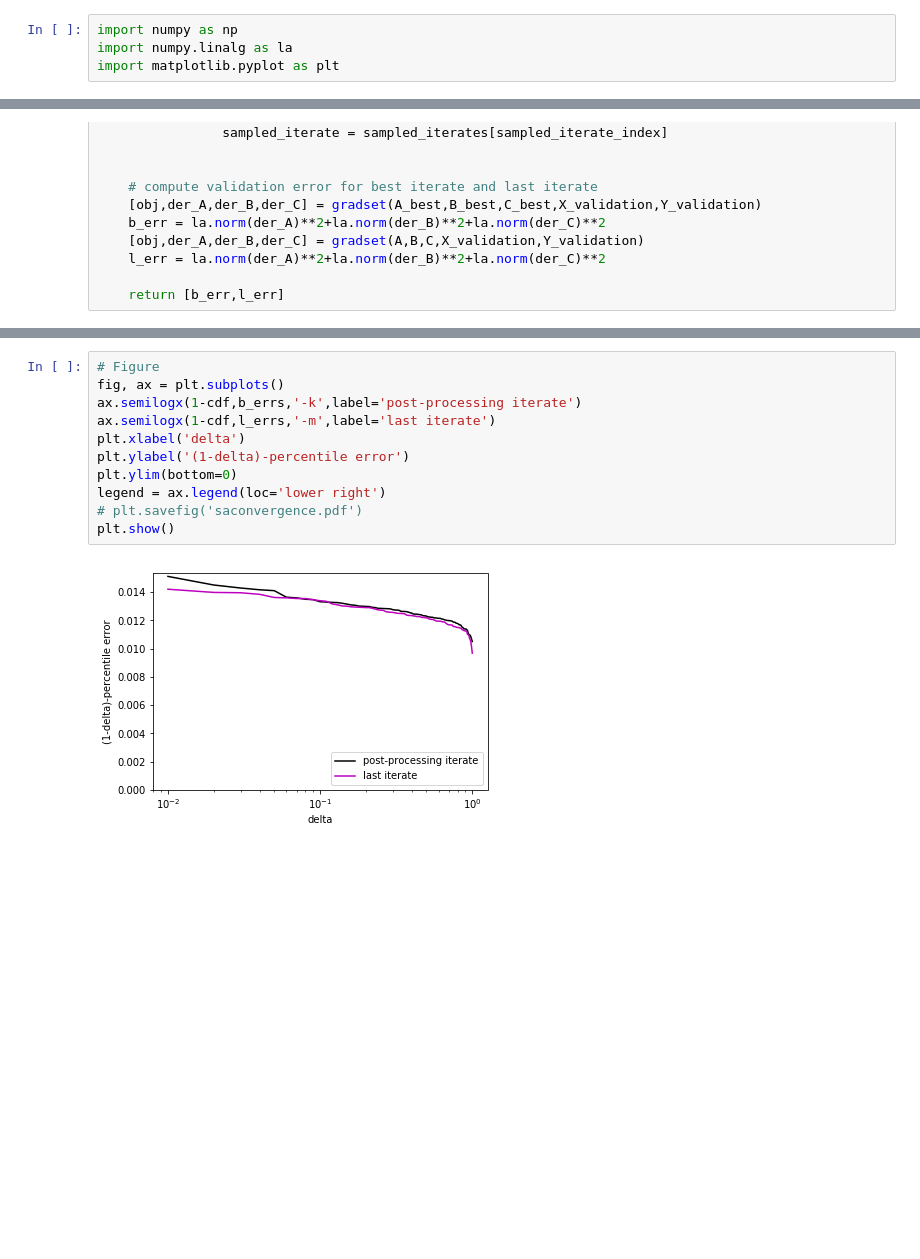
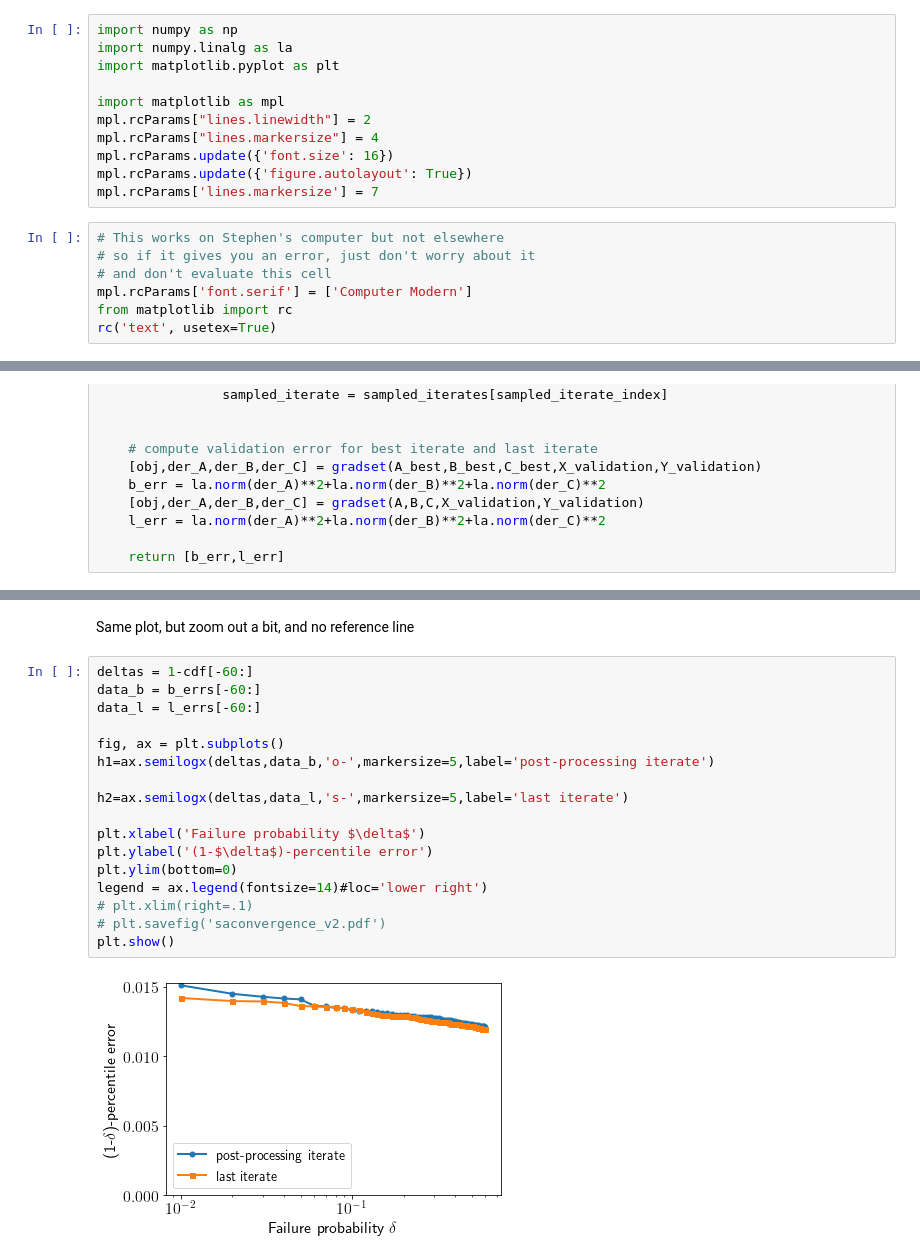
Before and after one commit to liammadden/sgd, a Jupyter notebook: plots/SGD-SA-Convergence.ipynb, the cells around one changed output, grey strips where cells are left out. Saved outputs shown, nothing was run; the diff lists cells and outputs as text; blank space fills up the shorter version.

Commit message:
New plots

```diff
--- a/plots/SGD-SA-Convergence.ipynb
+++ b/plots/SGD-SA-Convergence.ipynb
@@ -2,6 +2,20 @@
 import numpy as np
 import numpy.linalg as la
 import matplotlib.pyplot as plt
+
+import matplotlib as mpl
+mpl.rcParams["lines.linewidth"] = 2
+mpl.rcParams["lines.markersize"] = 4
+mpl.rcParams.update({'font.size': 16})
+mpl.rcParams.update({'figure.autolayout': True})
+mpl.rcParams['lines.markersize'] = 7
+# %%
+# This works on Stephen's computer but not elsewhere
+# so if it gives you an error, just don't worry about it
+# and don't evaluate this cell
+mpl.rcParams['font.serif'] = ['Computer Modern']
+from matplotlib import rc
+rc('text', usetex=True)
 # %%
 # True weights and starting weights
 
@@ -185,13 +235,21 @@ l_errs = np.sort(l_errs)
+# %% [markdown]
+Same plot, but zoom out a bit, and no reference line
 # %%
-# Figure
+deltas = 1-cdf[-60:]
+data_b = b_errs[-60:]
+data_l = l_errs[-60:]
+
 fig, ax = plt.subplots()
-ax.semilogx(1-cdf,b_errs,'-k',label='post-processing iterate')
-ax.semilogx(1-cdf,l_errs,'-m',label='last iterate')
-plt.xlabel('delta')
-plt.ylabel('(1-delta)-percentile error')
+h1=ax.semilogx(deltas,data_b,'o-',markersize=5,label='post-processing iterate')
+
+h2=ax.semilogx(deltas,data_l,'s-',markersize=5,label='last iterate')
+
+plt.xlabel('Failure probability $\delta$')
+plt.ylabel('(1-$\delta$)-percentile error')
 plt.ylim(bottom=0)
-legend = ax.legend(loc='lower right')
-# plt.savefig('saconvergence.pdf')
+legend = ax.legend(fontsize=14)#loc='lower right')
+# plt.xlim(right=.1)
+# plt.savefig('saconvergence_v2.pdf')
 plt.show()
 # %% [output]
-[figure, old version]
+[figure, new version]
```
Also changed, not shown: parts of 6 cells of this notebook, 7 other files.
